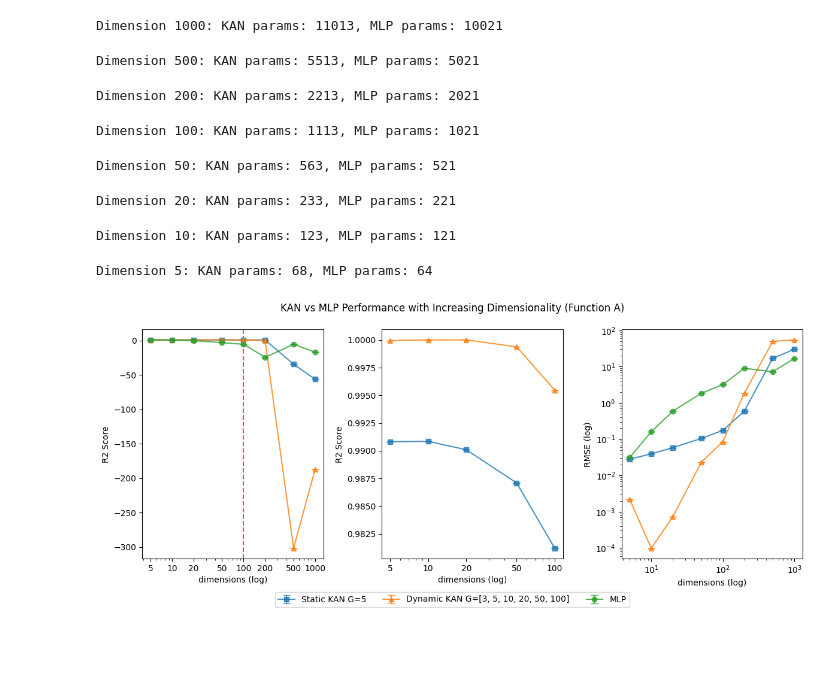
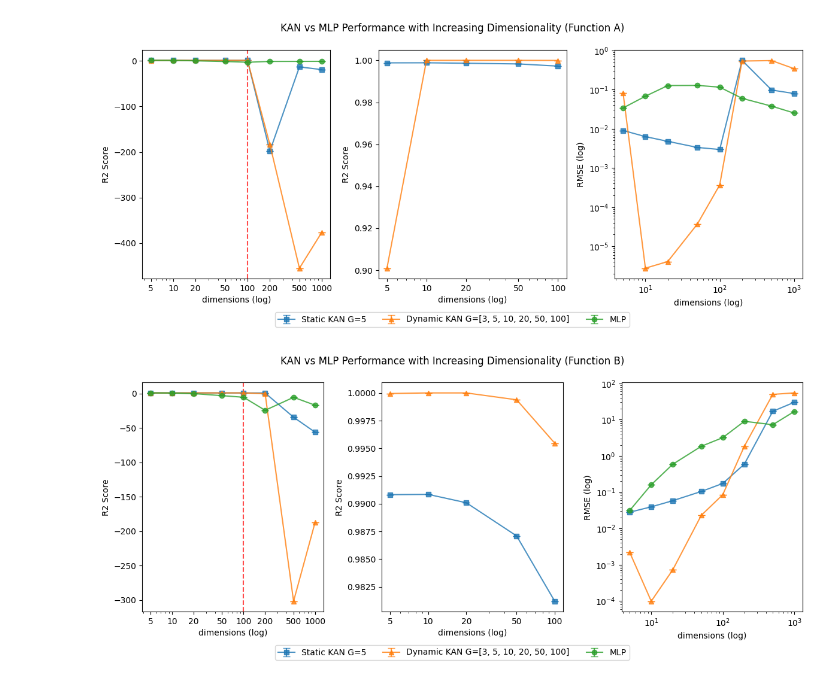
Before and after one commit to runanhan/kan-robustness-scaling, a Jupyter notebook: 3-increasing-dimensionality.ipynb, the cells around one changed output. Cells and saved outputs as stored; diff of their text form; code cells hidden in the pictures; blank space fills up the shorter version.

```diff
--- a/3-increasing-dimensionality.ipynb
+++ b/3-increasing-dimensionality.ipynb
@@ -208,11 +65,12 @@ Dimension 5: KAN params: 68, MLP params: 64
+# %%
+static_kan_A, dyn_kan_A, mlp_A = torch.load(os.path.join("3-results", "1200-epochs-1-seed", 'static_kan_A.pt'), weights_only=False), torch.load(os.path.join("3-results", "1200-epochs-1-seed", 'dyn_kan_A.pt'), weights_only=False), torch.load(os.path.join("3-results", "1200-epochs-1-seed", 'mlp_A.pt'), weights_only=False)
+static_kan_B, dyn_kan_B, mlp_B = torch.load(os.path.join("3-results", "1200-epochs-1-seed", 'static_kan_B.pt'), weights_only=False), torch.load(os.path.join("3-results", "1200-epochs-1-seed", 'dyn_kan_B.pt'), weights_only=False), torch.load(os.path.join("3-results", "1200-epochs-1-seed", 'mlp_B.pt'), weights_only=False)
+static_kan_C, dyn_kan_C, mlp_C = torch.load(os.path.join("3-results", "1200-epochs-1-seed", 'static_kan_C.pt'), weights_only=False), torch.load(os.path.join("3-results", "1200-epochs-1-seed", 'dyn_kan_C.pt'), weights_only=False), torch.load(os.path.join("3-results", "1200-epochs-1-seed", 'mlp_C.pt'), weights_only=False)
+# %%
+plot_r2s_rmses(static_kan_A, dyn_kan_A, mlp_A, dimensions, seeds, 'A')
+# %% [output]
+[figure, added]
 # %%
-static_kan_B, dyn_kan_B, mlp_B = train_all_seeds('B')
+plot_r2s_rmses(static_kan_B, dyn_kan_B, mlp_B, dimensions, seeds, 'B')
 # %% [output]
-Dimension 1000: KAN params: 11013, MLP params: 10021
-Dimension 500: KAN params: 5513, MLP params: 5021
-Dimension 200: KAN params: 2213, MLP params: 2021
-Dimension 100: KAN params: 1113, MLP params: 1021
-Dimension 50: KAN params: 563, MLP params: 521
-Dimension 20: KAN params: 233, MLP params: 221
-Dimension 10: KAN params: 123, MLP params: 121
-Dimension 5: KAN params: 68, MLP params: 64
+[figure, added]
@@ -297,4 +76,0 @@ def plot_r2s_rmses(static_kan, dyn_kan, mlp):
-# %%
-plot_r2s_rmses(static_kan_B, dyn_kan_B, mlp_B)
-# %% [output]
-[figure, removed]
```
Also changed, not shown: parts of 16 cells of this notebook.
